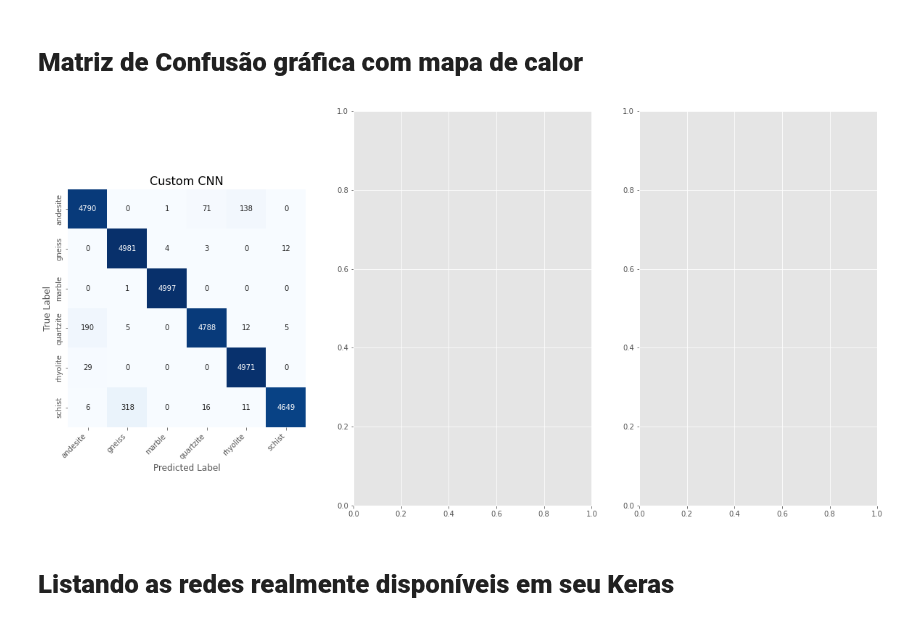
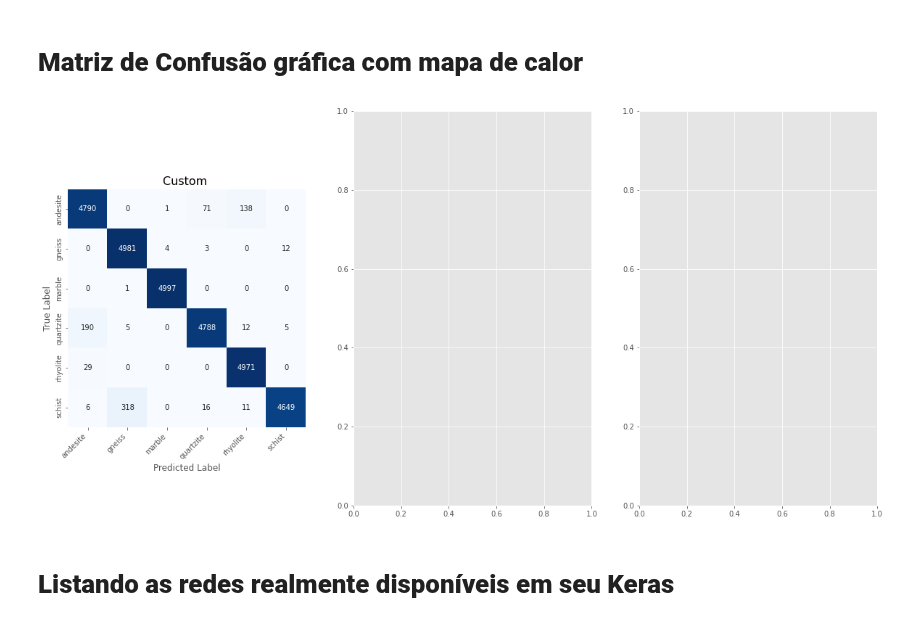
Before and after one commit to secretaria-ICA/Classificacao_e_Previsao_de_Imagens_de_Rochas_em_Pocos_Perfurados_atraves_de_Metodos_de_Aprendizagem, a Jupyter notebook: geological_comparative07102021.ipynb, the cells around one changed output. Saved outputs shown, nothing was run; the diff lists cells and outputs as text; code cells hidden in the pictures.

```diff
--- a/geological_comparative07102021.ipynb
+++ b/geological_comparative07102021.ipynb
@@ -728,35 +725,35 @@ vgg_pred_classes = np.argmax(vgg_preds, axis=1)
 # %%
 import seaborn as sns
 from sklearn.metrics import confusion_matrix
 
 # Get the names of the ten classes
 class_names1 = test_generator.class_indices.keys()
 
 def plot_heatmap(y_true, y_pred, class_names1, ax, title):
     cm = confusion_matrix(y_true, y_pred)
     sns.heatmap(
         cm,
         annot=True,
         square=True,
         xticklabels=class_names1,
         yticklabels=class_names1,
         fmt='d',
         cmap=plt.cm.Blues,
         cbar=False,
         ax=ax
     )
     ax.set_title(title, fontsize=16)
     ax.set_xticklabels(ax.get_xticklabels(), rotation=45, ha="right")
     ax.set_ylabel('True Label', fontsize=12)
     ax.set_xlabel('Predicted Label', fontsize=12)
 
-fig, (ax1, ax2, ax3) = plt.subplots(1, 3, figsize=(20, 10))
+fig, (ax1,ax2,ax3) = plt.subplots(1, 3, figsize=(20, 10))
 
-plot_heatmap(true_classes, scratch_pred_classes, class_names1, ax1, title="Custom CNN")
+plot_heatmap(true_classes, scratch_pred_classes, class_names1, ax1, title="Custom ")
 #plot_heatmap(true_classes, vgg_pred_classes, class_names1, ax2, title="Transfer Learning (VGG16) No Fine-Tuning")
 #plot_heatmap(true_classes, vgg_pred_classes_ft, class_names1, ax3, title="Transfer Learning (VGG16) with Fine-Tuning")
 # %% [output]
-[figure, old version]
+[figure, new version]
 # %% [markdown]
 # **Listando as redes realmente disponíveis em seu Keras**
 # %%
```
Also changed, not shown: parts of 8 cells of this notebook.
